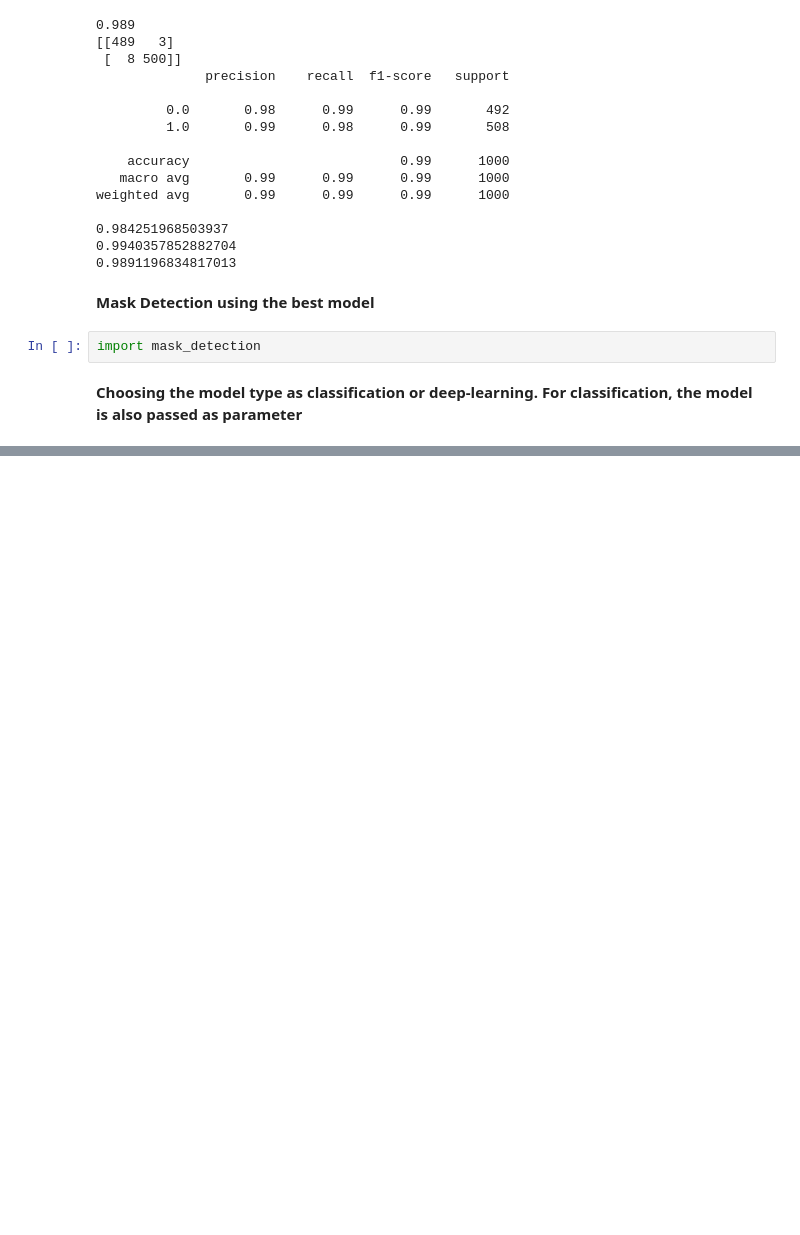
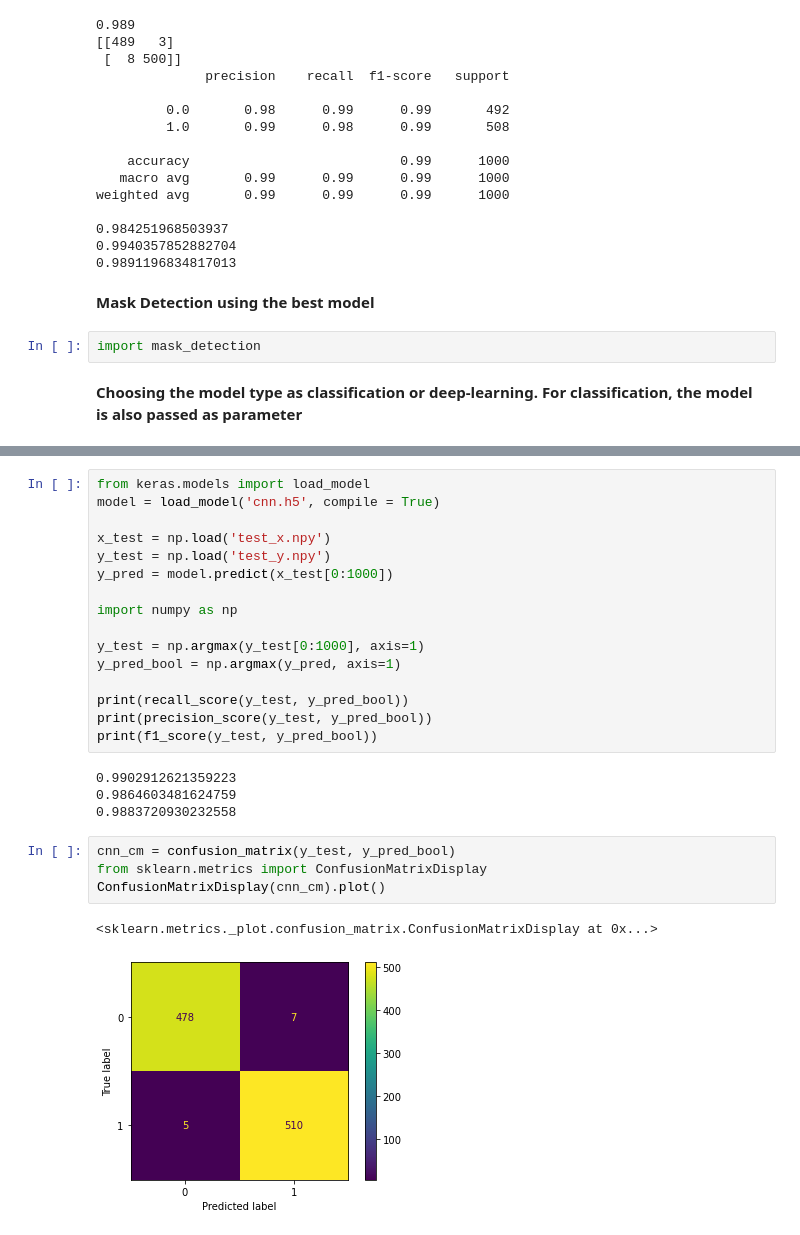
Before and after one commit to sohanasarah/FaceMaskDetection, a Jupyter notebook: evaulation.ipynb, the cells around one changed output, grey strips where cells are left out. Cells and saved outputs as stored; diff of their text form; blank space fills up the shorter version.

```diff
--- a/evaulation.ipynb
+++ b/evaulation.ipynb
@@ -90,2 +90,29 @@ mask_detection.main(type, svm_model)
 # %% [output]
 in camera class
+# %%
+from keras.models import load_model
+model = load_model('cnn.h5', compile = True)
+
+x_test = np.load('test_x.npy')
+y_test = np.load('test_y.npy')
+y_pred = model.predict(x_test[0:1000])
+
+import numpy as np
+
+y_test = np.argmax(y_test[0:1000], axis=1)
+y_pred_bool = np.argmax(y_pred, axis=1)
+
+print(recall_score(y_test, y_pred_bool))
+print(precision_score(y_test, y_pred_bool))
+print(f1_score(y_test, y_pred_bool))
+# %% [output]
+0.9902912621359223
+0.9864603481624759
+0.9883720930232558
+# %%
+cnn_cm = confusion_matrix(y_test, y_pred_bool)
+from sklearn.metrics import ConfusionMatrixDisplay
+ConfusionMatrixDisplay(cnn_cm).plot()
+# %% [output]
+<sklearn.metrics._plot.confusion_matrix.ConfusionMatrixDisplay at 0x...>
+[figure, added]
```
Also changed, not shown: parts of 6 cells of this notebook.
